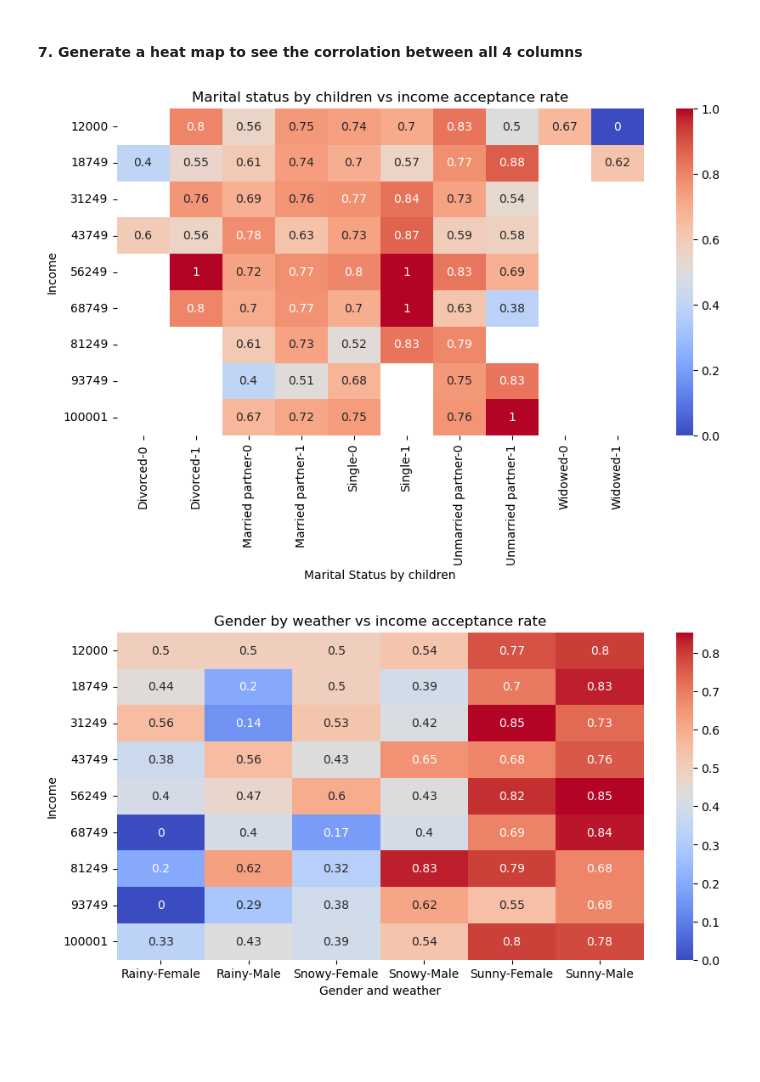
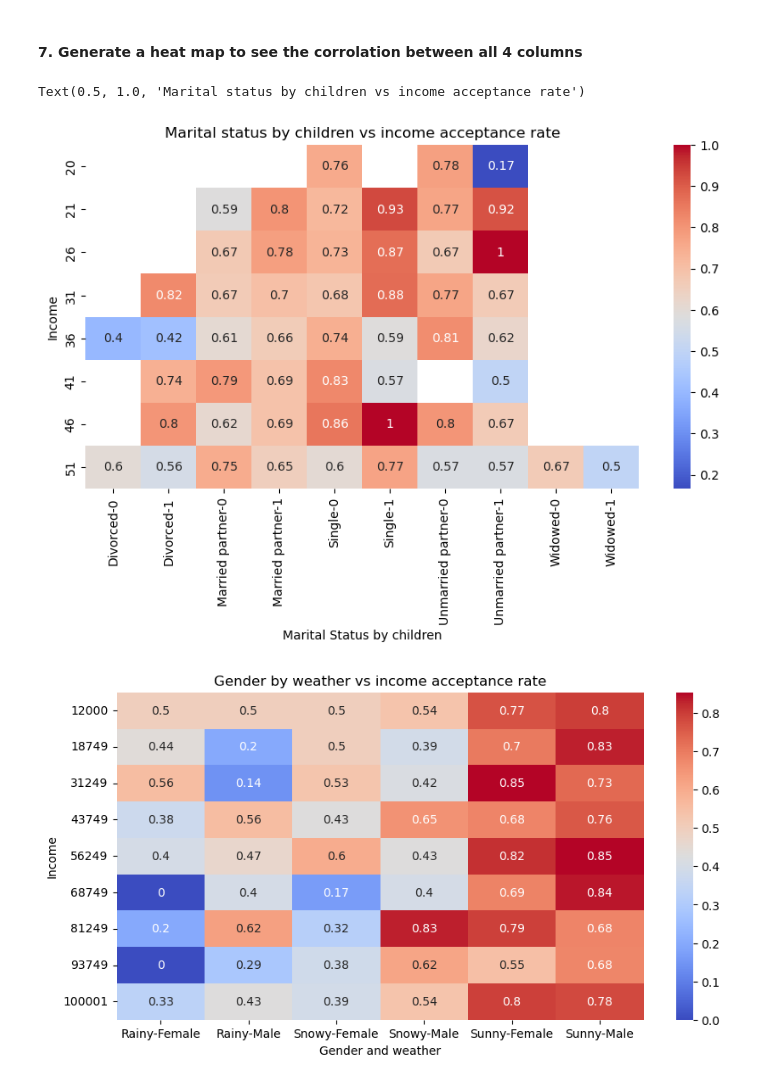
Before and after one commit to Ziggy-Z/Coupon-Acceptance, a Jupyter notebook: notebook/prompt.ipynb, the cells around one changed output. Drawn from its saved outputs; the diff is of its cells as text; code cells hidden in the pictures; blank space fills up the shorter version.

```diff
--- a/notebook/prompt.ipynb
+++ b/notebook/prompt.ipynb
@@ -518,15 +517,16 @@ plt.savefig('../images/maritalAccBych.png', bbox_inches = 'tight')
 # %% [markdown]
 #### 7. Generate a heat map to see the corrolation between all 4 columns
 # %%
-fig2= cleanData.pivot_table(index='income', columns=['maritalStatus', 'has_children'], values='Y', aggfunc='mean')
+fig2= cleanData.pivot_table(index='age', columns=['maritalStatus', 'has_children'], values='Y', aggfunc='mean')
 plt.figure(figsize=(10,5))
 sns.heatmap(fig2, cmap='coolwarm', annot=True)
 plt.xlabel("Marital Status by children")
 plt.ylabel("Income")
 plt.title("Marital status by children vs income acceptance rate")
-plt.savefig('../images/heatmap.png', bbox_inches = 'tight')
+#plt.savefig('../images/heatmap.png', bbox_inches = 'tight')
 # %% [output]
+Text(0.5, 1.0, 'Marital status by children vs income acceptance rate')
-[figure, old version]
+[figure, new version]
 # %%
 fig2= cleanData.pivot_table(index='income', columns=['weather', 'gender'], values='Y', aggfunc='mean')
 plt.figure(figsize=(10,5))
```
Also changed, not shown: parts of 9 cells of this notebook.
